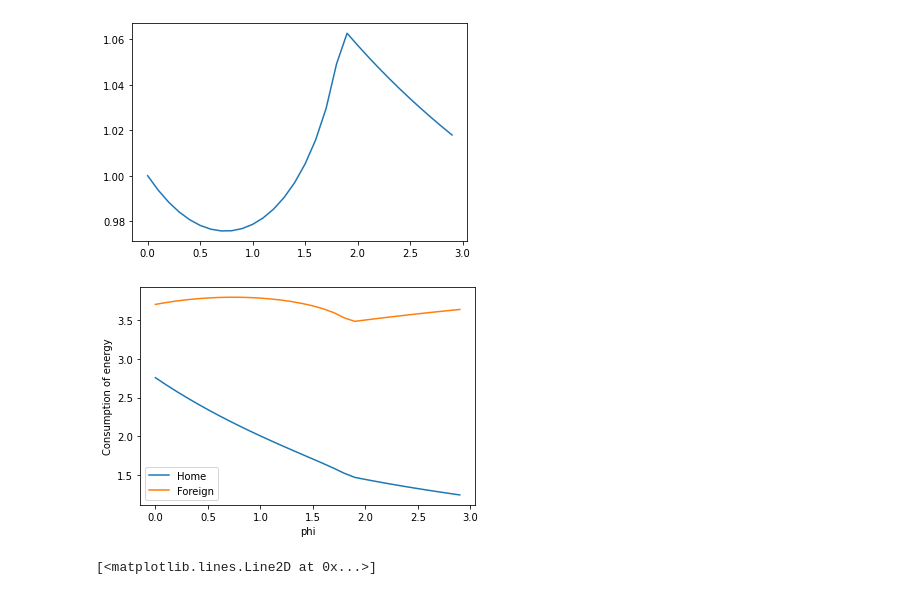
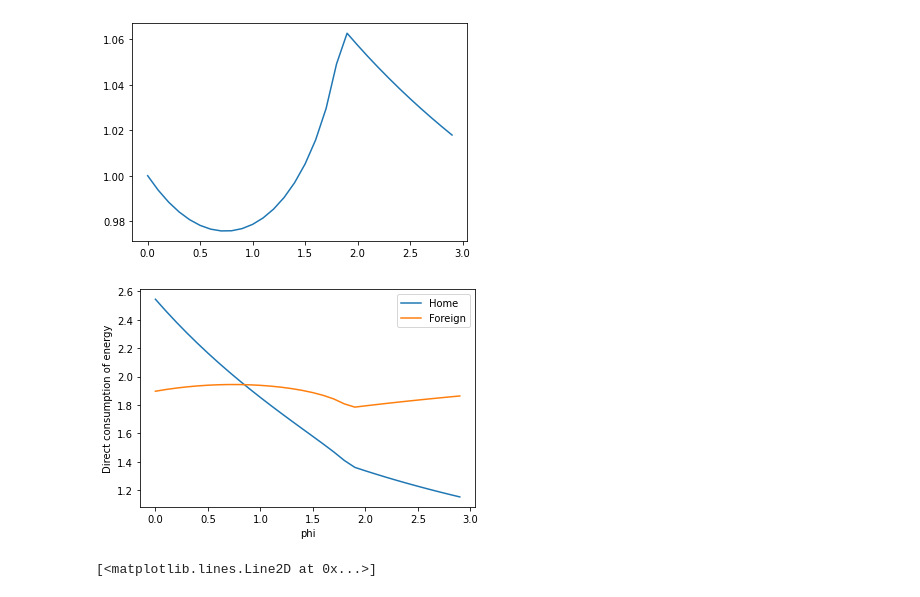
Before and after one commit to VoliCrank/Optimal-Unilateral-Carbon-Policy, a Jupyter notebook: simulation_results/codes/direct_energy_consumption/ces_direct_energy.ipynb, the cells around one changed output. Saved outputs shown, nothing was run; the diff lists cells and outputs as text; code cells hidden in the pictures.

Commit message:
update direct consumption

```diff
--- a/simulation_results/codes/direct_energy_consumption/ces_direct_energy.ipynb
+++ b/simulation_results/codes/direct_energy_consumption/ces_direct_energy.ipynb
@@ -45,7 +45,7 @@ if case==2:
     df = pd.read_csv("../../raw_data/BaselineCarbon_2015_noTradeinGoods.csv",index_col=['region_scenario','regionbase'],header='infer')
 elif case==3:
     # comment out if running simulation with no renewables
-    df = pd.read_csv("../../raw_data/BaselineCarbonRenewable_2015.csv", index_col=['regionbase'],header='infer')
+    #df = pd.read_csv("../../raw_data/BaselineCarbon_2015.csv", index_col=['regionbase'],header='infer')
     df = pd.read_csv("../../raw_data/BaselineCarbon_direct_cons.csv", index_col=['regionbase'],header='infer')
 df['jxbar']=df['CeFH']/(df['CeFH'] + df['CeFF'])
 df['jmbar']=df['CeHH']/(df['CeHH'] + df['CeHF'])
@@ -204,12 +204,12 @@ plt.plot(Outcomes['varphi'], Outcomes['pe'])
 # %%
 plt.plot(Outcomes['varphi'], Outcomes['Cec_prime'], label = "Home")
 plt.plot(Outcomes['varphi'], Outcomes['Cecstar_prime'], label = "Foreign")
 plt.xlabel("phi")
-plt.ylabel("Consumption of energy")
+plt.ylabel("Direct consumption of energy")
 plt.legend()
 plt.savefig('phi_cec.pdf', format='PDF')
 # %% [output]
-[figure, old version]
+[figure, new version]
 # %%
 Outcomes['petb'] = Outcomes['pe'] + Outcomes['tb']
 # %%
```
Also changed, not shown: parts of 6 cells of this notebook, 6 other files.
